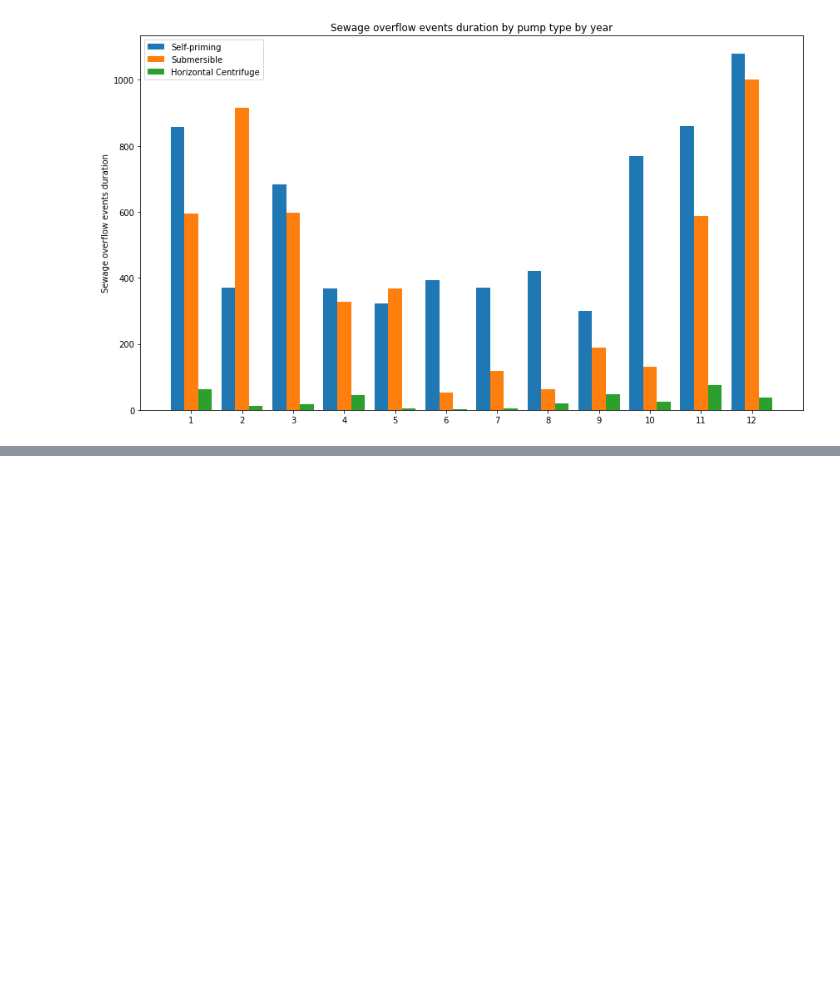
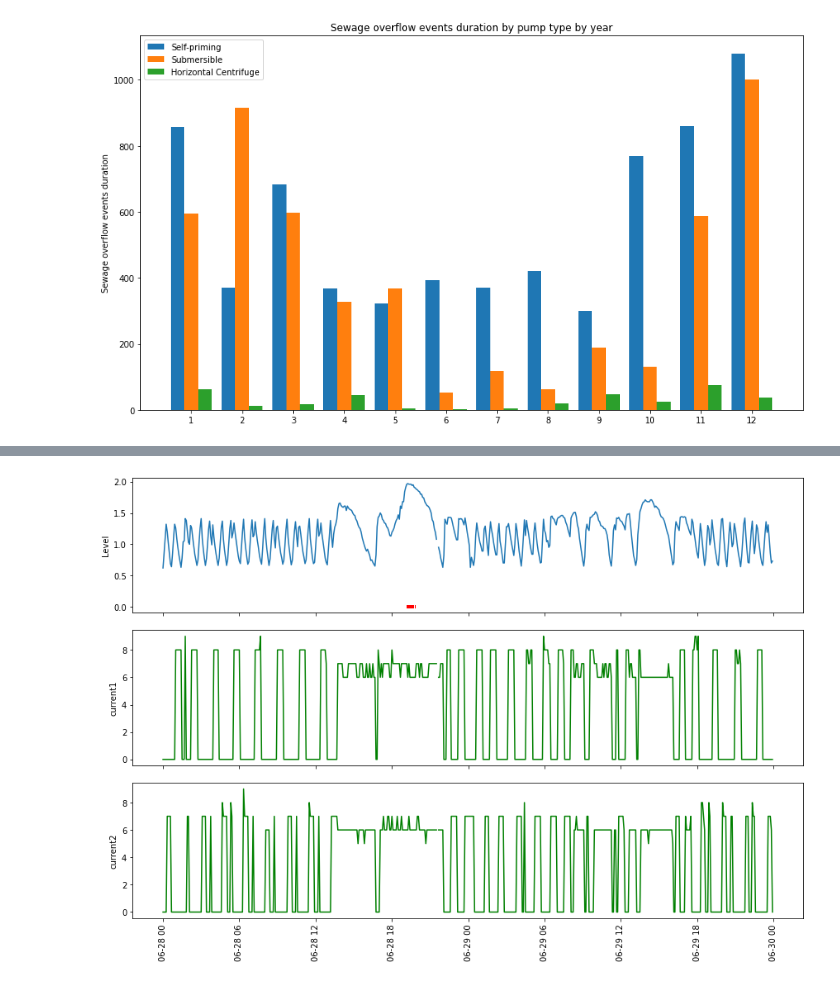
Before and after one commit to heber-augusto/master-degree-jupyter-notebooks, a Jupyter notebook: step_3-data-analysis/step_3-data-analysis-and-exploration.ipynb, the cells around one changed output, grey strips where cells are left out. Saved outputs shown, nothing was run; the diff lists cells and outputs as text; code cells hidden in the pictures; blank space fills up the shorter version.

Commit message:
[i] include plots with instrument and sewage overflow events

```diff
--- a/step_3-data-analysis/step_3-data-analysis-and-exploration.ipynb
+++ b/step_3-data-analysis/step_3-data-analysis-and-exploration.ipynb
@@ -341,7 +342,7 @@ def get_instrument_data(lift_station_index):
 
     #rename level column name
     column_level_name = 'LI01_{}'.format(lift_station_index)
-    instrument_data.rename(columns={column_level_name: 'level',}, inplace=True)
+    instrument_data = instrument_data.rename(columns={column_level_name: 'level',})
 
 
     #get limits for level signal
@@ -365,8 +366,7 @@ def get_instrument_data(lift_station_index):
 
         #if the pump does not exists, set current signal with 0
         if tag_current in instrument_data.columns:
-          instrument_data.rename(columns={tag_current: new_tag_current,},
-                                 inplace=True)
+          instrument_data = instrument_data.rename(columns={tag_current: new_tag_current,})
         else:
           instrument_data[new_tag_current] = 0.0
 
@@ -413,21 +417,23 @@ def get_datasets(lift_station_index):
         dataframe: totalizers data
 
     """
+    #get alarms dataframe
     alarms = get_alarm_data(lift_station_index)
 
+    #get instrument dataframe
     instrument_data = get_instrument_data(lift_station_index)
 
+    #get eletric meter files and dataframe
+    number_of_pumps = PUMPS_PER_LIFT_STATION[lift_station_index - 1]
     eletric_meter_files   = [DATASETS_DIR + r'mge_utr_{:>02}_{}.csv'.format(
         lift_station_index,
-        pump_index) for pump_index in range(1,
-                                            PUMPS_PER_LIFT_STATION[lift_station_index - 1] + 1)]
+        pump_index) for pump_index in range(1, number_of_pumps + 1)]
     eletric_meters    = [pd.read_csv(meter_file) for meter_file in eletric_meter_files]
 
+    #totalizers by day dataframe
     totday_file = DATASETS_DIR + r'tab_totdia_utr_{:>02}.csv'.format(lift_station_index)
     totday  =  pd.read_csv(totday_file)
     totday['TIMESTAMP'] = pd.to_datetime(totday['TIMESTAMP'])
     totday = totday.sort_values(by=['TIMESTAMP'])
 
-
-
     return alarms, instrument_data, eletric_meters, totday
@@ -1080,0 +614,3 @@ dados
+# %%
+lift_station_index = 15
+alarms, instrument_data, eletric_meters, totday = get_datasets(lift_station_index)
@@ -1080,0 +627,10 @@ dados
+# %%
+start_datetime  = datetime.datetime(2016,6,28,0,0,0)
+end_datetime    = datetime.datetime(2016,6,29,23,59,59)
+plot_instument_dat_with_overflow(lift_station_index,
+                                 alarms,
+                                 instrument_data,
+                                 start_datetime,
+                                 end_datetime)
+# %% [output]
+[figure, added]
```
Also changed, not shown: parts of 21 cells of this notebook.
